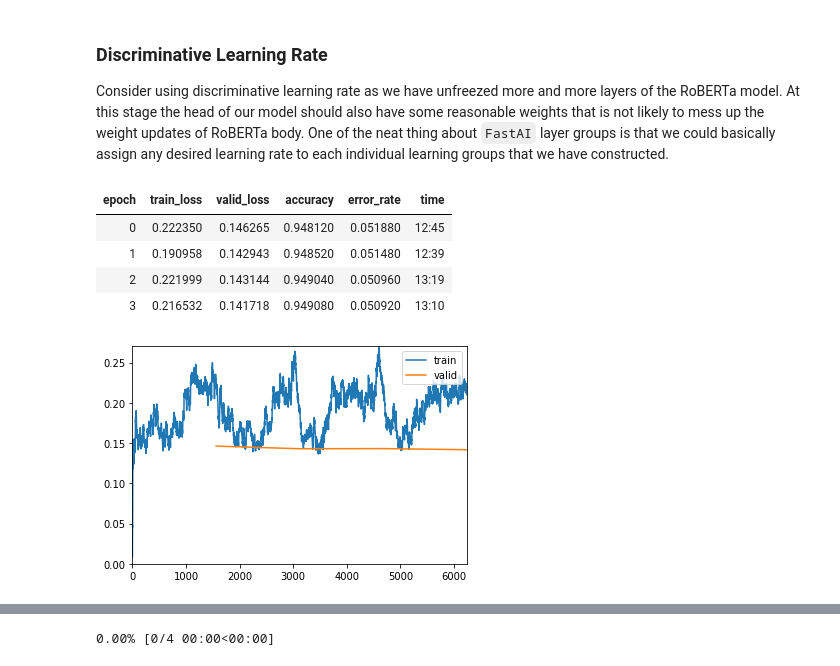
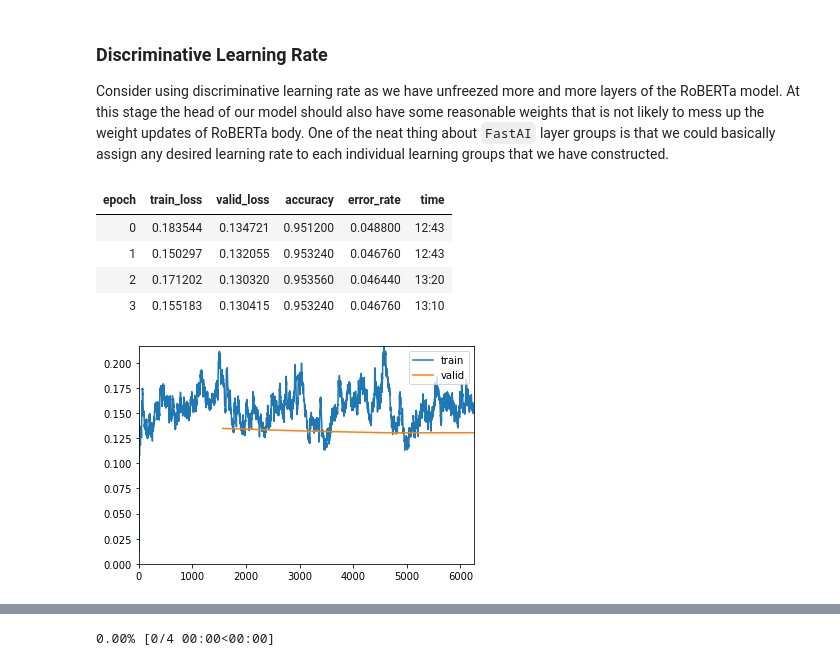
Before and after one commit to Sylar257/Transformers-in-NLP, a Jupyter notebook: Transformer training with Language model tuning.ipynb, the cells around one changed output, grey strips where cells are left out. Saved outputs shown, nothing was run; the diff lists cells and outputs as text; code cells hidden in the pictures.

```diff
--- a/Transformer training with Language model tuning.ipynb
+++ b/Transformer training with Language model tuning.ipynb
@@ -1108,13 +1118,13 @@ Consider using discriminative learning rate as we have unfreezed more and more l
 At this stage the head of our model should also have some reasonable weights that is not likely to mess up the weight updates of RoBERTa body.
 One of the neat thing about `FastAI` layer groups is that we could basically assign any desired learning rate to each individual learning groups that we have constructed.
 # %%
-lr = 6.31E-07
+lr = 2e-6
 learner.fit_one_cycle(4, slice(lr*0.9**num_groups, lr) ,moms=(0.8,0.7))
 # %% [output]
 | epoch | train_loss | valid_loss | accuracy | error_rate | time |
-| 0 | 0.222350 | 0.146265 | 0.948120 | 0.051880 | 12:45 |
-| 1 | 0.190958 | 0.142943 | 0.948520 | 0.051480 | 12:39 |
-| 2 | 0.221999 | 0.143144 | 0.949040 | 0.050960 | 13:19 |
-| 3 | 0.216532 | 0.141718 | 0.949080 | 0.050920 | 13:10 |
+| 0 | 0.183544 | 0.134721 | 0.951200 | 0.048800 | 12:43 |
+| 1 | 0.150297 | 0.132055 | 0.953240 | 0.046760 | 12:43 |
+| 2 | 0.171202 | 0.130320 | 0.953560 | 0.046440 | 13:20 |
+| 3 | 0.155183 | 0.130415 | 0.953240 | 0.046760 | 13:10 |
-[figure, old version]
+[figure, new version]
 # %%
```
Also changed, not shown: parts of 6 cells of this notebook.
